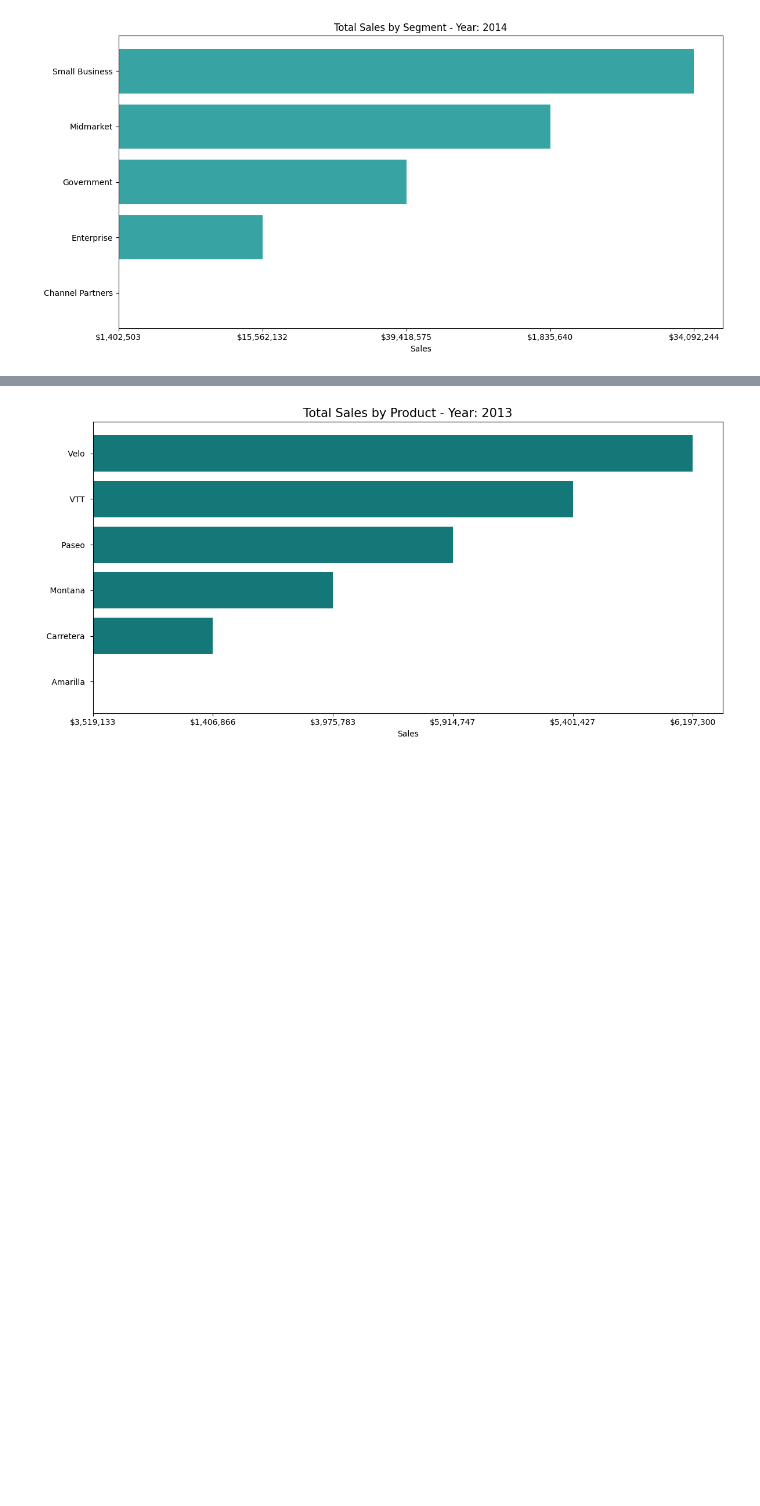
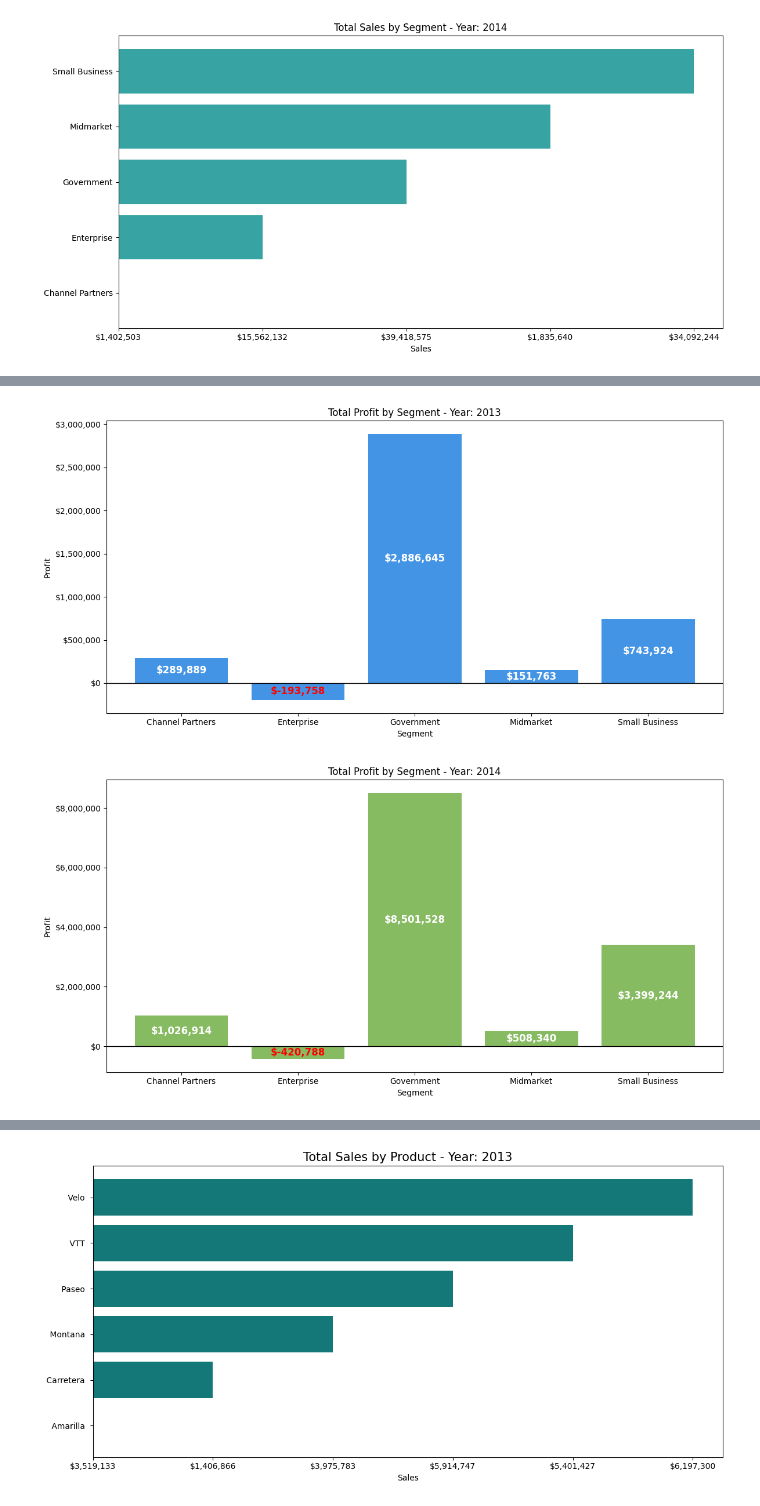
Before and after one commit to Lhecks/financial_analysts, a Jupyter notebook: main.ipynb, the cells around one changed output, grey strips where cells are left out. Drawn from its saved outputs; the diff is of its cells as text; code cells hidden in the pictures; blank space fills up the shorter version.

```diff
--- a/main.ipynb
+++ b/main.ipynb
@@ -405,0 +366,59 @@ plt.show()
+# %%
+# Preparing the numeric profit values for plotting
+df_profit_2013_plot = df[df['Year'] == 2013].groupby('Segment').agg({'Profit': 'sum'}).reset_index()
+df_profit_2014_plot = df[df['Year'] == 2014].groupby('Segment').agg({'Profit': 'sum'}).reset_index()
+
+# Plot for 2013
+fig, ax = plt.subplots(figsize=(12, 6))
+bars = ax.bar(df_profit_2013_plot['Segment'], df_profit_2013_plot['Profit'], color='#4394E5')
+ax.set_ylabel('Profit')
+ax.set_xlabel('Segment')
+ax.set_title('Total Profit by Segment - Year: 2013')
+ax.axhline(0, color='black', linewidth=1)
+ax.yaxis.set_major_formatter(FuncFormatter(lambda x, _: f'${x:,.0f}'))
+
+# Adding money labels inside the bars
+for bar in bars:
+    height = bar.get_height()
+    ax.text(
+        bar.get_x() + bar.get_width() / 2,
+        height / 2,
+        f'${height:,.0f}',
+        ha='center',
+        va='center',
+        color='white' if height > 0 else 'red',
+        fontsize=12,
+        fontweight='bold'
+    )
+
+plt.tight_layout()
+plt.show()
+
+# Plot for 2014
+fig, ax = plt.subplots(figsize=(12, 6))
+bars = ax.bar(df_profit_2014_plot['Segment'], df_profit_2014_plot['Profit'], color='#87BB62')
+ax.set_ylabel('Profit')
+ax.set_xlabel('Segment')
+ax.set_title('Total Profit by Segment - Year: 2014')
+ax.axhline(0, color='black', linewidth=1)
+ax.yaxis.set_major_formatter(FuncFormatter(lambda x, _: f'${x:,.0f}'))
+
+# Adding money labels inside the bars
+for bar in bars:
+    height = bar.get_height()
+    ax.text(
+        bar.get_x() + bar.get_width() / 2,
+        height / 2,
+        f'${height:,.0f}',
+        ha='center',
+        va='center',
+        color='white' if height > 0 else 'red',
+        fontsize=12,
+        fontweight='bold'
+    )
+
+plt.tight_layout()
+plt.show()
+# %% [output]
+[figure, added]
+[figure, added]
```
Also changed, not shown: parts of 14 cells of this notebook, 1 other file.
